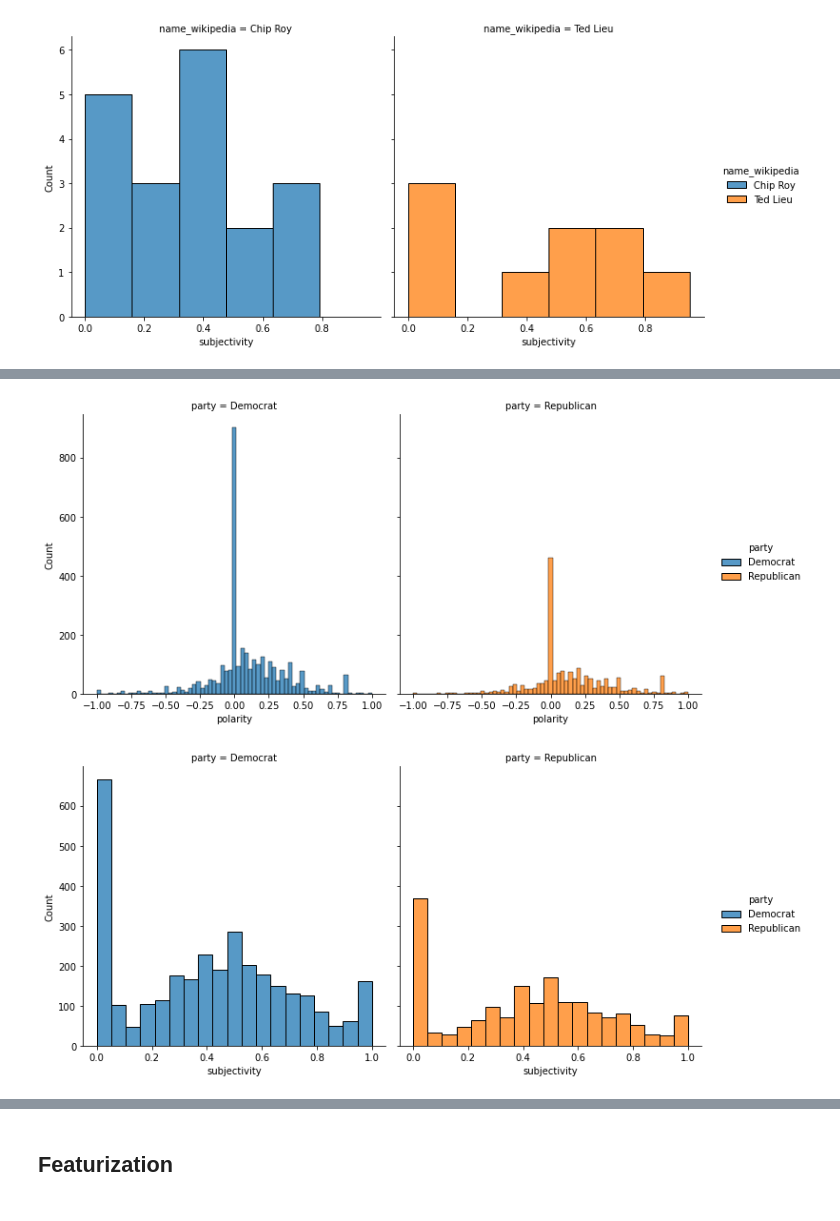
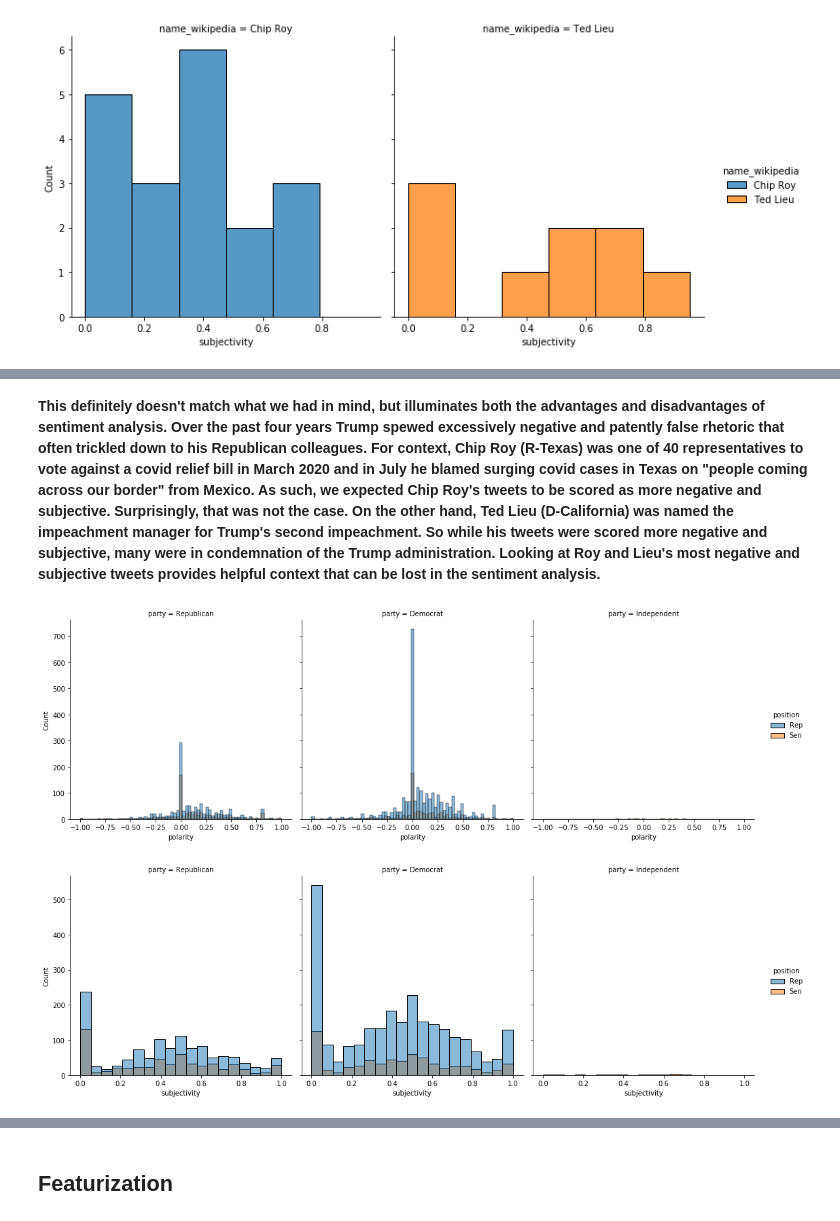
Before and after one commit to paulbsalamanca/CSS-Project-5-Team-6-Spring-2021, a Jupyter notebook: Project 5 Student.ipynb, the cells around one changed output, grey strips where cells are left out. Drawn from its saved outputs; the diff is of its cells as text; code cells hidden in the pictures.

Commit message:
sentiment edits + parameter tuning

```diff
--- a/Project 5 Student.ipynb
+++ b/Project 5 Student.ipynb
@@ -531,12 +646,16 @@ See the caveats in the documentation: https://pandas.pydata.org/pandas-docs/stab
+# %% [markdown]
+**This definitely doesn't match what we had in mind, but illuminates both the advantages and disadvantages of sentiment analysis. Over the past four years Trump spewed excessively negative and patently false rhetoric that often trickled down to his Republican colleagues. For context, Chip Roy (R-Texas) was one of 40 representatives to vote against a covid relief bill in March 2020 and in July he blamed surging covid cases in Texas on "people coming across our border" from Mexico. As such, we expected Chip Roy's tweets to be scored as more negative and subjective. Surprisingly, that was not the case. On the other hand, Ted Lieu (D-California) was named the impeachment manager for Trump's second impeachment. So while his tweets were scored more negative and subjective, many were in condemnation of the Trump administration. Looking at Roy and Lieu's most negative and subjective tweets provides helpful context that can be lost in the sentiment analysis.**
+# %%
+#Polarity & subjectivity for Dems vs. Republicans and House vs. Senate
+congress_tweets['polarity'] = congress_tweets['tokens'].map(lambda text: TextBlob(text).sentiment.polarity)
+congress_tweets['subjectivity'] = congress_tweets['tokens'].map(lambda text: TextBlob(text).sentiment.subjectivity)
 # %%
-#Plot sentiment polarity for Dems vs. Republicans
-sns.displot(sentiment_2, x="polarity", hue = "party", col = "party")
+sns.displot(congress_tweets, x="polarity", hue = "position", col = "party")
 plt.show()
 # %% [output]
-[figure, old version]
+[figure, new version]
 # %%
-#Plot sentiment subjectivity for Dems vs. Republicans
-sns.displot(sentiment_2, x="subjectivity", hue = "party", col = "party")
+sns.displot(congress_tweets, x="subjectivity", hue = "position", col = "party")
 plt.show()
 # %% [output]
-[figure, old version]
+[figure, new version]
```
Also changed, not shown: parts of 31 cells of this notebook, 2 other files.
